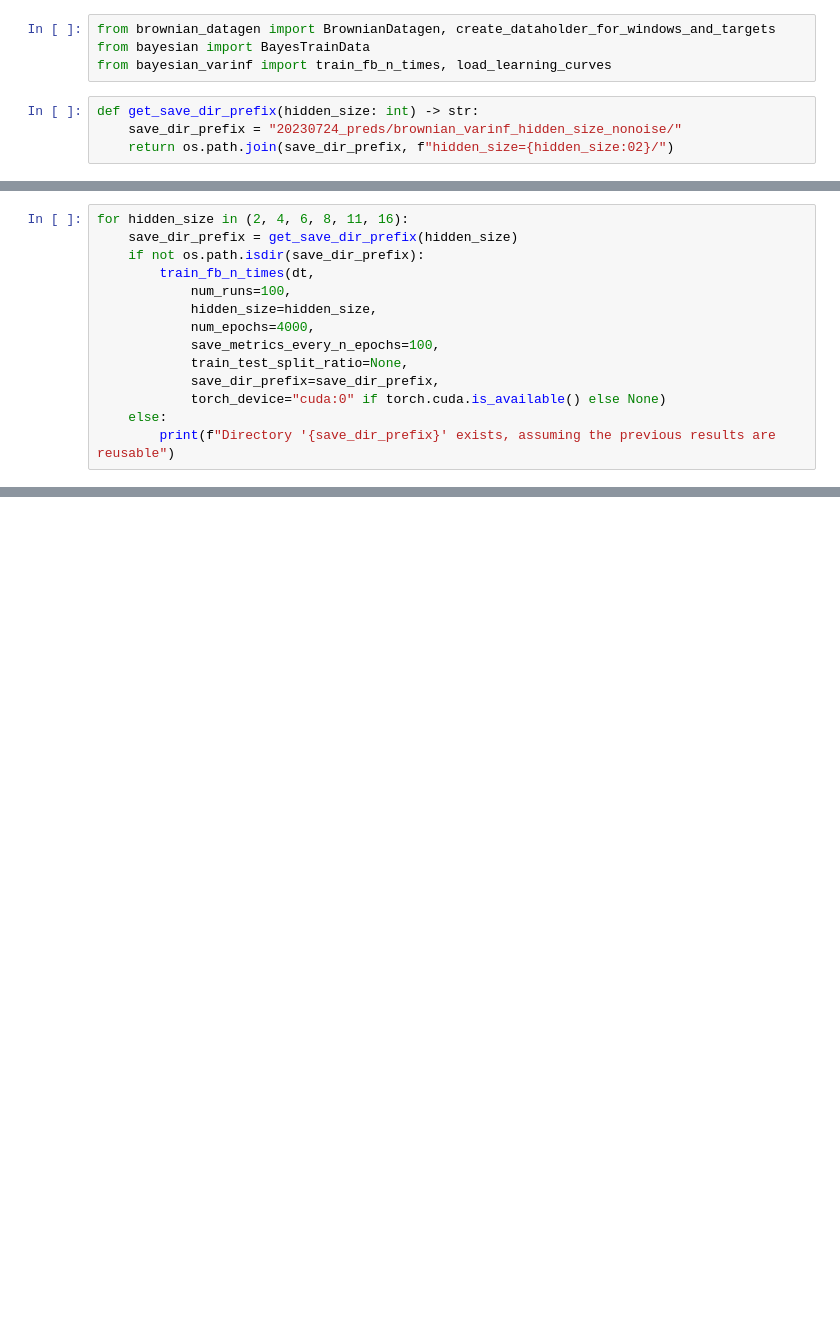
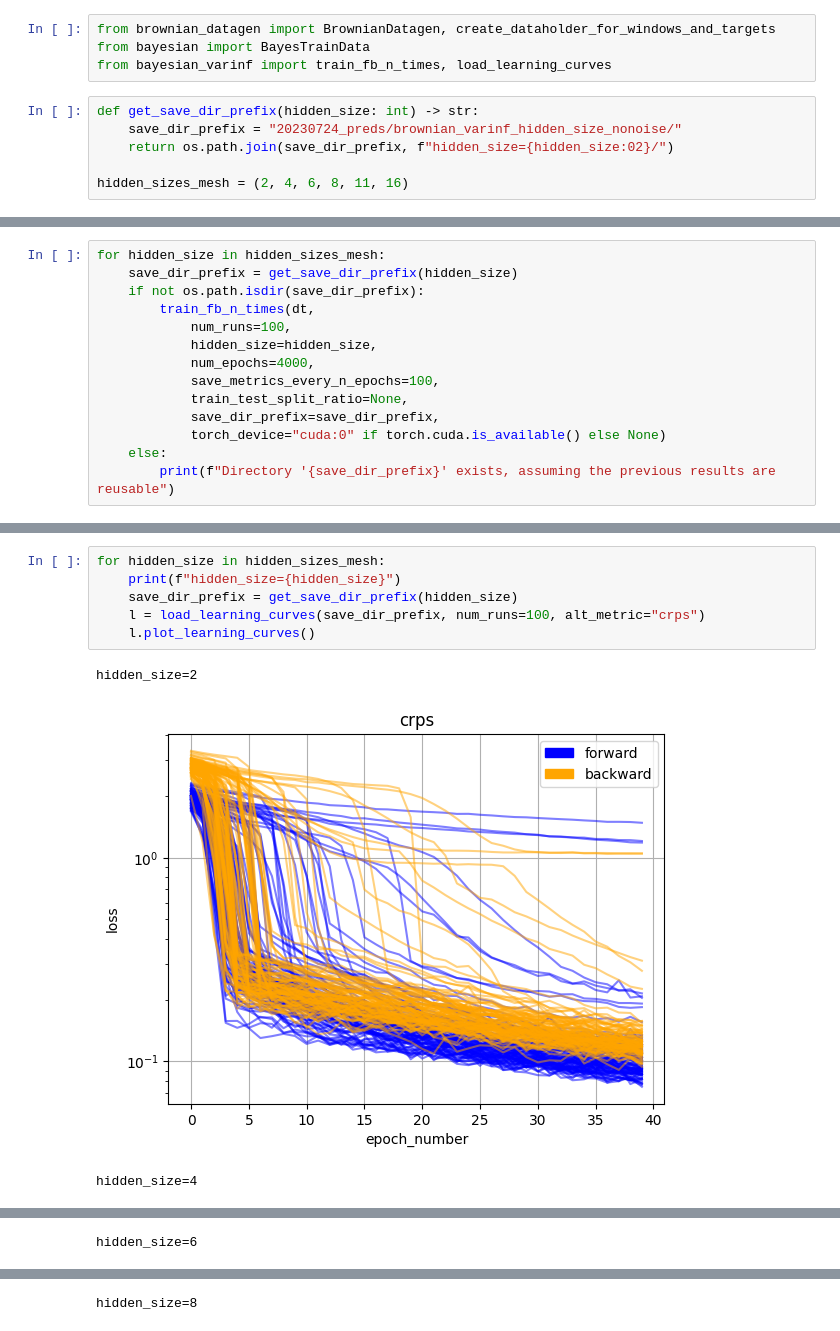
Before and after one commit to mathymess/reversibility-of-processes, a Jupyter notebook: bayesian_brownian_varinf_vary_hidden_size1.ipynb, the cells around one changed output, grey strips where cells are left out. Saved outputs shown, nothing was run; the diff lists cells and outputs as text; blank space fills up the shorter version.

Commit message:
Plot results in bayesian_brownian_varinf_vary_hidden_size{1,2}.ipynb

```diff
--- a/bayesian_brownian_varinf_vary_hidden_size1.ipynb
+++ b/bayesian_brownian_varinf_vary_hidden_size1.ipynb
@@ -14,6 +16,8 @@ from bayesian_varinf import train_fb_n_times, load_learning_curves
 def get_save_dir_prefix(hidden_size: int) -> str:
     save_dir_prefix = "20230724_preds/brownian_varinf_hidden_size_nonoise/"
     return os.path.join(save_dir_prefix, f"hidden_size={hidden_size:02}/")
+
+hidden_sizes_mesh = (2, 4, 6, 8, 11, 16)
 # %%
 brownian = BrownianDatagen(kBT=0.03, γ=1., k=1., λ_τ=5., τ=10.)
 dt = create_dataholder_for_windows_and_targets(brownian, numParticles=50, rng_seed=42)
@@ -31,5 +31,5 @@ else:
 # %%
-for hidden_size in (2, 4, 6, 8, 11, 16):
+for hidden_size in hidden_sizes_mesh:
     save_dir_prefix = get_save_dir_prefix(hidden_size)
     if not os.path.isdir(save_dir_prefix):
         train_fb_n_times(dt,
@@ -44,0 +52,10 @@ for hidden_size in (2, 4, 6, 8, 11, 16):
+# %%
+for hidden_size in hidden_sizes_mesh:
+    print(f"hidden_size={hidden_size}")
+    save_dir_prefix = get_save_dir_prefix(hidden_size)
+    l = load_learning_curves(save_dir_prefix, num_runs=100, alt_metric="crps")
+    l.plot_learning_curves()
+# %% [output]
+hidden_size=2
+[figure, added]
+hidden_size=4
@@ -44,0 +63 @@ for hidden_size in (2, 4, 6, 8, 11, 16):
+hidden_size=6
@@ -44,0 +65 @@ for hidden_size in (2, 4, 6, 8, 11, 16):
+hidden_size=8
```
Also changed, not shown: parts of 10 cells of this notebook, 1 other file.
